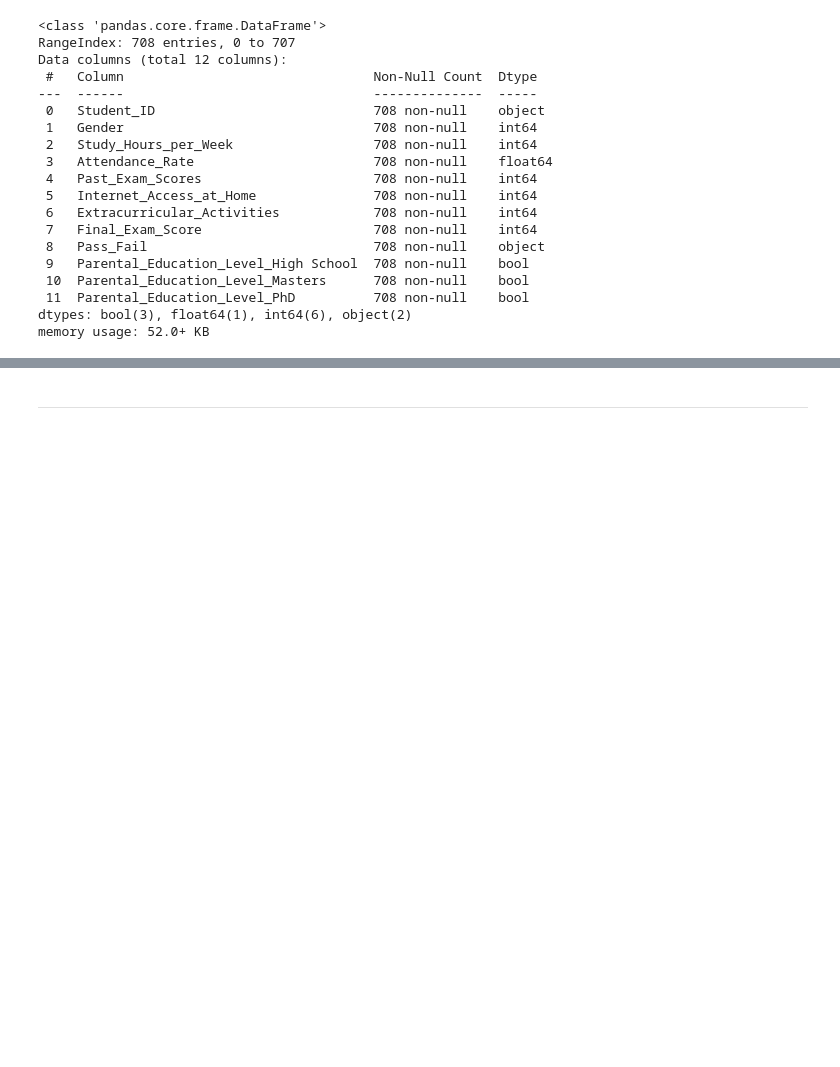
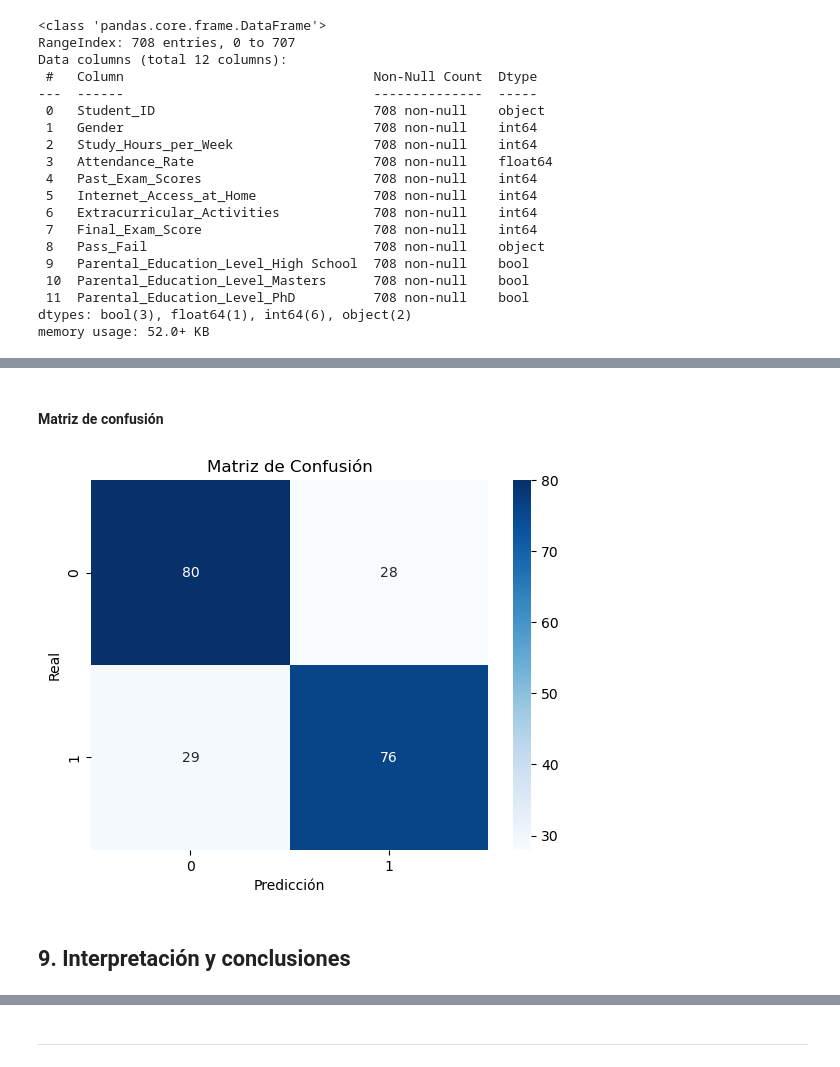
Before and after one commit to Eurobeater/cursoBigDataIA, a Jupyter notebook: Sistemas de Big Data/Tema 5 Analisis/Tarea Mineria de Datos/mineria_datos.ipynb, the cells around one changed output, grey strips where cells are left out. Saved outputs shown, nothing was run; the diff lists cells and outputs as text; code cells hidden in the pictures; blank space fills up the shorter version.

```diff
--- a/Sistemas de Big Data/Tema 5 Analisis/Tarea Mineria de Datos/mineria_datos.ipynb
+++ b/Sistemas de Big Data/Tema 5 Analisis/Tarea Mineria de Datos/mineria_datos.ipynb
@@ -181,0 +170,5 @@ memory usage: 52.0+ KB
+# %%
+features = ['Study_Hours_per_Week', 'Attendance_Rate', 'Gender']
+target = 'Pass_Fail'
+X = df[features]
+y = df[target]
@@ -181,0 +179,2 @@ memory usage: 52.0+ KB
+# %%
+X_train, X_test, y_train, y_test = train_test_split(X, y, test_size=0.3, random_state=42)
@@ -181,0 +185,3 @@ memory usage: 52.0+ KB
+# %%
+model = LogisticRegression()
+model.fit(X_train, y_train)
@@ -181,0 +194,4 @@ memory usage: 52.0+ KB
+# %%
+y_pred = model.predict(X_test)
+print("Precisión del modelo:", accuracy_score(y_test, y_pred))
+print(classification_report(y_test, y_pred))
@@ -181,0 +208,13 @@ memory usage: 52.0+ KB
+# %% [markdown]
+#### Matriz de confusión
+# %%
+cm = confusion_matrix(y_test, y_pred)
+sns.heatmap(cm, annot=True, fmt="d", cmap="Blues")
+plt.title("Matriz de Confusión")
+plt.xlabel("Predicción")
+plt.ylabel("Real")
+plt.show()
+# %% [output]
+[figure, added]
+# %% [markdown]
+## 9. Interpretación y conclusiones
```
Also changed, not shown: parts of 13 cells of this notebook, 8 other files.
